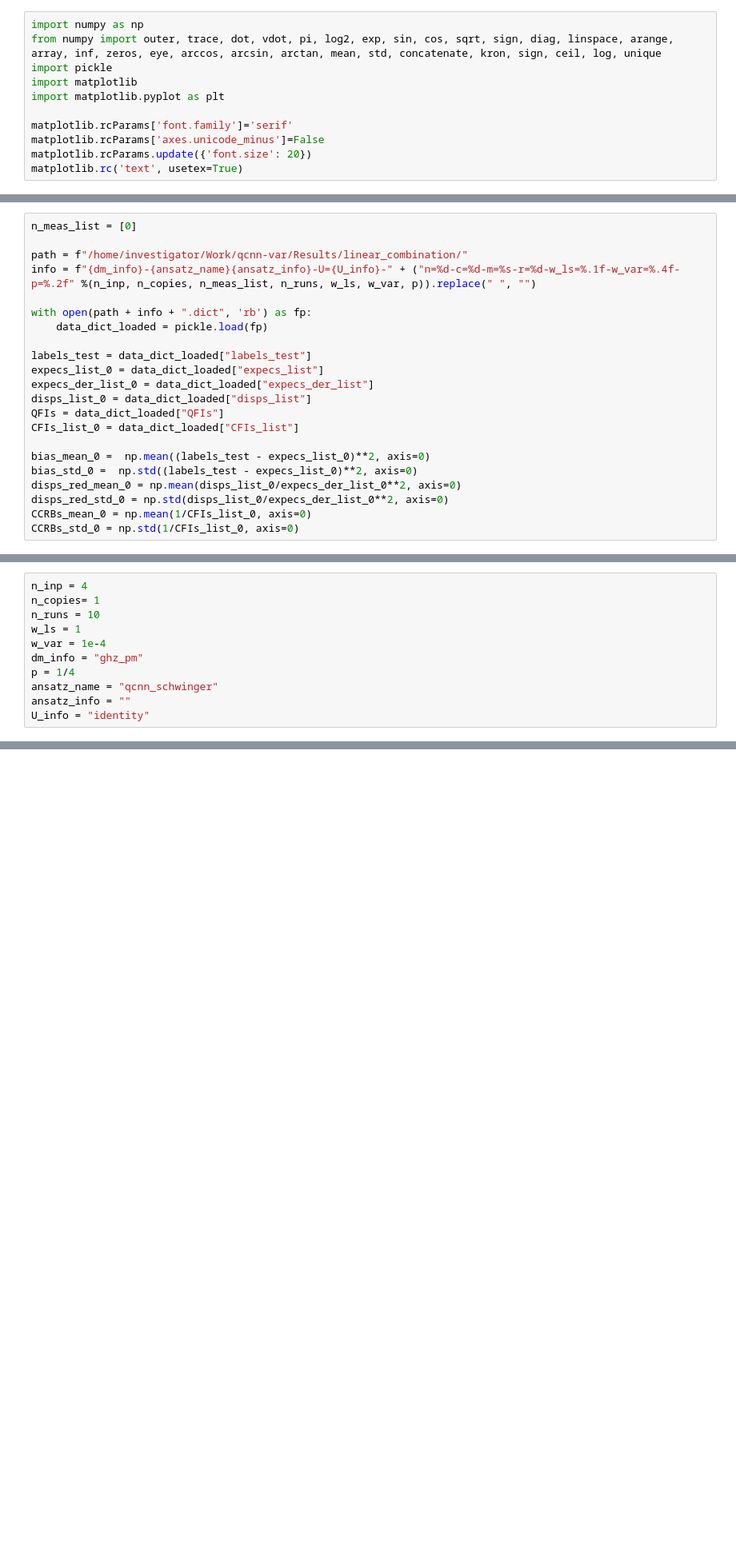
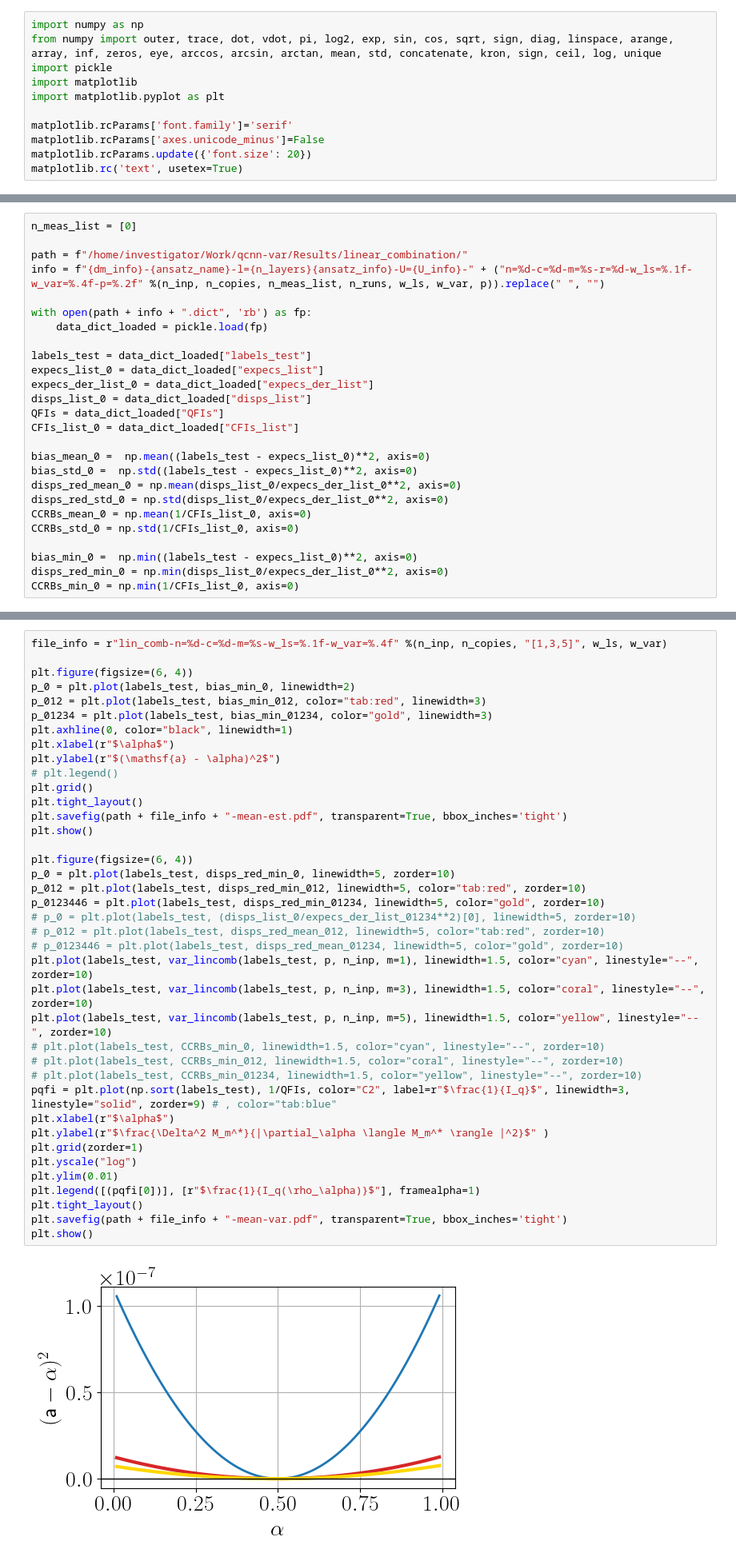
Before and after one commit to kardashin/qcnn-var, a Jupyter notebook: Results/linear_combination/lin_comb-load_and_plot.ipynb, the cells around one changed output, grey strips where cells are left out. Shown at 80% size. Saved outputs shown, nothing was run; the diff lists cells and outputs as text; blank space fills up the shorter version.

```diff
--- a/Results/linear_combination/lin_comb-load_and_plot.ipynb
+++ b/Results/linear_combination/lin_comb-load_and_plot.ipynb
@@ -68,7 +69,7 @@ U_info = "identity"
 n_meas_list = [0]
 
 path = f"/home/investigator/Work/qcnn-var/Results/linear_combination/"
-info = f"{dm_info}-{ansatz_name}{ansatz_info}-U={U_info}-" + ("n=%d-c=%d-m=%s-r=%d-w_ls=%.1f-w_var=%.4f-p=%.2f" %(n_inp, n_copies, n_meas_list, n_runs, w_ls, w_var, p)).replace(" ", "")
+info = f"{dm_info}-{ansatz_name}-l={n_layers}{ansatz_info}-U={U_info}-" + ("n=%d-c=%d-m=%s-r=%d-w_ls=%.1f-w_var=%.4f-p=%.2f" %(n_inp, n_copies, n_meas_list, n_runs, w_ls, w_var, p)).replace(" ", "")
 
 with open(path + info + ".dict", 'rb') as fp:
     data_dict_loaded = pickle.load(fp)
@@ -86,3 +87,7 @@ disps_red_mean_0 = np.mean(disps_list_0/expecs_der_list_0**2, axis=0)
 disps_red_std_0 = np.std(disps_list_0/expecs_der_list_0**2, axis=0)
 CCRBs_mean_0 = np.mean(1/CFIs_list_0, axis=0)
 CCRBs_std_0 = np.std(1/CFIs_list_0, axis=0)
+
+bias_min_0 =  np.min((labels_test - expecs_list_0)**2, axis=0)
+disps_red_min_0 = np.min(disps_list_0/expecs_der_list_0**2, axis=0)
+CCRBs_min_0 = np.min(1/CFIs_list_0, axis=0)
@@ -264,11 +145,0 @@ plt.plot(labels_test, var_lincomb(labels_test, p, n_inp, m=4))
-# %%
-n_inp = 4
-n_copies= 1
-n_runs = 10
-w_ls = 1
-w_var = 1e-4
-dm_info = "ghz_pm"
-p = 1/4
-ansatz_name = "qcnn_schwinger"
-ansatz_info = ""
-U_info = "identity"
@@ -469,0 +146,41 @@ plt.show()
+# %%
+file_info = r"lin_comb-n=%d-c=%d-m=%s-w_ls=%.1f-w_var=%.4f" %(n_inp, n_copies, "[1,3,5]", w_ls, w_var)
+
+plt.figure(figsize=(6, 4))
+p_0 = plt.plot(labels_test, bias_min_0, linewidth=2)
+p_012 = plt.plot(labels_test, bias_min_012, color="tab:red", linewidth=3)
+p_01234 = plt.plot(labels_test, bias_min_01234, color="gold", linewidth=3)
+plt.axhline(0, color="black", linewidth=1)
+plt.xlabel(r"$\alpha$")
+plt.ylabel(r"$(\mathsf{a} - \alpha)^2$")
+# plt.legend()
+plt.grid()
+plt.tight_layout()
+plt.savefig(path + file_info + "-mean-est.pdf", transparent=True, bbox_inches='tight')
+plt.show()
+
+plt.figure(figsize=(6, 4))
+p_0 = plt.plot(labels_test, disps_red_min_0, linewidth=5, zorder=10)
+p_012 = plt.plot(labels_test, disps_red_min_012, linewidth=5, color="tab:red", zorder=10)
+p_0123446 = plt.plot(labels_test, disps_red_min_01234, linewidth=5, color="gold", zorder=10)
+# p_0 = plt.plot(labels_test, (disps_list_0/expecs_der_list_01234**2)[0], linewidth=5, zorder=10)
+# p_012 = plt.plot(labels_test, disps_red_mean_012, linewidth=5, color="tab:red", zorder=10)
+# p_0123446 = plt.plot(labels_test, disps_red_mean_01234, linewidth=5, color="gold", zorder=10)
+plt.plot(labels_test, var_lincomb(labels_test, p, n_inp, m=1), linewidth=1.5, color="cyan", linestyle="--", zorder=10)
+plt.plot(labels_test, var_lincomb(labels_test, p, n_inp, m=3), linewidth=1.5, color="coral", linestyle="--", zorder=10)
+plt.plot(labels_test, var_lincomb(labels_test, p, n_inp, m=5), linewidth=1.5, color="yellow", linestyle="--", zorder=10)
+# plt.plot(labels_test, CCRBs_min_0, linewidth=1.5, color="cyan", linestyle="--", zorder=10)
+# plt.plot(labels_test, CCRBs_min_012, linewidth=1.5, color="coral", linestyle="--", zorder=10)
+# plt.plot(labels_test, CCRBs_min_01234, linewidth=1.5, color="yellow", linestyle="--", zorder=10)
+pqfi = plt.plot(np.sort(labels_test), 1/QFIs, color="C2", label=r"$\frac{1}{I_q}$", linewidth=3, linestyle="solid", zorder=9) # , color="tab:blue"
+plt.xlabel(r"$\alpha$")
+plt.ylabel(r"$\frac{\Delta^2 M_m^*}{|\partial_\alpha \langle M_m^* \rangle |^2}$" )
+plt.grid(zorder=1)
+plt.yscale("log")
+plt.ylim(0.01)
+plt.legend([(pqfi[0])], [r"$\frac{1}{I_q(\rho_\alpha)}$"], framealpha=1)
+plt.tight_layout()
+plt.savefig(path + file_info + "-mean-var.pdf", transparent=True, bbox_inches='tight')
+plt.show()
+# %% [output]
+[figure, added]
```
Also changed, not shown: parts of 18 cells of this notebook, 5 other files.
